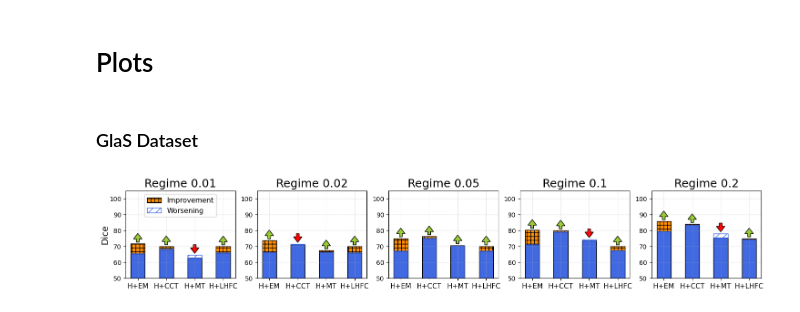
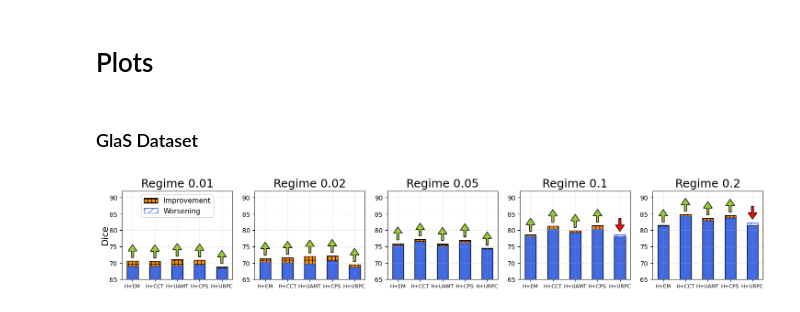
Before and after one commit to ciampluca/hebbian-bootstraping-semi-supervised-medical-imaging, a Jupyter notebook: show_2d.ipynb, the cells around one changed output. Cells and saved outputs as stored; diff of their text form; code cells hidden in the pictures.

```diff
--- a/show_2d.ipynb
+++ b/show_2d.ipynb
@@ -623,95 +609,100 @@ for j in range(5):
     #axes[0][j].xaxis.set_major_locator(ticker.NullLocator())
     #axes[0][j].set_xlabel("Method", fontsize=10)
     axes[0][j].tick_params(axis='x', labelrotation=0)
-    axes[0][j].xaxis.set_tick_params(labelsize=11)
+    axes[0][j].xaxis.set_tick_params(labelsize=8)
     axes[0][j].grid(linestyle='--', linewidth=0.8, alpha=0.35)
     #axes[0][j].set_ylabel("Dice", fontsize=14, labelpad=-5)
     axes[0][j].yaxis.set_tick_params(labelsize=10)
     axes[0][j].set_title('Regime {}'.format(regimes[j]), fontsize=18)
-    axes[0][j].set_ylim([50, 105])
+    axes[0][j].set_ylim([65, 92])
 
 axes[0][0].set_ylabel("Dice", fontsize=14, labelpad=0)
 
 
 ############################
 # Regime 0.01
-values_001 = [65.58, 68.45, 64.63-(64.63-62.85), 65.96]
-improvements_001 = [(71.70-65.58), (70.09-68.45), 0, (70-65.96)]
-worsening_001 = [0, 0, (64.63-62.85), 0]
+values_001 = [68.92, 68.97, 69.12, 69.32, 68.38]
+improvements_001 = [(70.64-68.92), (70.57-68.97), (71.01-69.12), (70.87-69.32), (68.88-68.38)]
+worsening_001 = [0, 0, 0, 0, 0]
 
 axes[0,0].bar(x_labels, values_001, width=width, edgecolor="black", color='royalblue')
 axes[0,0].bar(x_labels, improvements_001, bottom=values_001, width=width, edgecolor="black", color='darkorange', label='Improvement', hatch="++")
 axes[0,0].bar(x_labels, worsening_001, bottom=values_001, width=width, edgecolor="royalblue", color='white', label='Worsening', hatch="//")
-axes[0,0].arrow(x=0, y=71.70+1, dx=0, dy=2, width=.1, facecolor='yellowgreen', edgecolor='black', head_width=0.3, head_length=3.5)
-axes[0,0].arrow(x=1, y=70.09+1, dx=0, dy=2, width=.1, facecolor='yellowgreen', edgecolor='black', head_width=0.3, head_length=3.5)
-axes[0,0].arrow(x=2, y=64.63+1+2+3.5, dx=0, dy=-2, width=.1, facecolor='red', edgecolor='black', head_width=0.3, head_length=3.5)
-axes[0,0].arrow(x=3, y=70+1, dx=0, dy=2, width=.1, facecolor='yellowgreen', edgecolor='black', head_width=0.3, head_length=3.5)
+axes[0,0].arrow(x=0, y=70.64+1, dx=0, dy=2, width=.1, facecolor='yellowgreen', edgecolor='black', head_width=0.4, head_length=2)
+axes[0,0].arrow(x=1, y=70.57+1, dx=0, dy=2, width=.1, facecolor='yellowgreen', edgecolor='black', head_width=0.4, head_length=2)
+axes[0,0].arrow(x=2, y=71.01+1, dx=0, dy=2, width=.1, facecolor='yellowgreen', edgecolor='black', head_width=0.4, head_length=2)
+axes[0,0].arrow(x=3, y=70.87+1, dx=0, dy=2, width=.1, facecolor='yellowgreen', edgecolor='black', head_width=0.4, head_length=2)
+axes[0,0].arrow(x=4, y=68.88+1, dx=0, dy=2, width=.1, facecolor='yellowgreen', edgecolor='black', head_width=0.4, head_length=2)
 axes[0,0].legend(ncol=1, fontsize=11, loc='upper center')
 
 ############################
 # Regime 0.02
-values_002 = [66.42, 71.54-(71.54-71.19), 66.46, 66.00]
-improvements_002 = [(73.78-66.42), 0, (67.50-66.46), (70-66.00)]
-worsening_002 = [0, (71.54-71.19), 0, 0]
+values_002 = [70.23, 70.05, 69.71, 70.60, 68.67]
+improvements_002 = [(71.37-70.23), (71.66-70.05), (72.06-69.71), (72.22-70.60), (69.47-68.67)]
+worsening_002 = [0, 0, 0, 0, 0]
 
 axes[0,1].bar(x_labels, values_002, width=width, edgecolor="black", color='royalblue')
 axes[0,1].bar(x_labels, improvements_002, bottom=values_002, width=width, edgecolor="black", color='darkorange', label='Improvement', hatch="++")
 axes[0,1].bar(x_labels, worsening_002, bottom=values_002, width=width, edgecolor="royalblue", color='white', label='Worsening', hatch="//")
-axes[0,1].arrow(x=0, y=73.78+1, dx=0, dy=2, width=.1, facecolor='yellowgreen', edgecolor='black', head_width=0.3, head_length=3.5)
-axes[0,1].arrow(x=1, y=71.54+1+2+3.5, dx=0, dy=-2, width=.1, facecolor='red', edgecolor='black', head_width=0.3, head_length=3.5)
-axes[0,1].arrow(x=2, y=67.50+1, dx=0, dy=2, width=.1, facecolor='yellowgreen', edgecolor='black', head_width=0.3, head_length=3.5)
-axes[0,1].arrow(x=3, y=70+1, dx=0, dy=2, width=.1, facecolor='yellowgreen', edgecolor='black', head_width=0.3, head_length=3.5)
+axes[0,1].arrow(x=0, y=71.37+1, dx=0, dy=2, width=.1, facecolor='yellowgreen', edgecolor='black', head_width=0.4, head_length=2)
+axes[0,1].arrow(x=1, y=71.66+1, dx=0, dy=2, width=.1, facecolor='yellowgreen', edgecolor='black', head_width=0.4, head_length=2)
+axes[0,1].arrow(x=2, y=72.06+1, dx=0, dy=2, width=.1, facecolor='yellowgreen', edgecolor='black', head_width=0.4, head_length=2)
+axes[0,1].arrow(x=3, y=72.22+1, dx=0, dy=2, width=.1, facecolor='yellowgreen', edgecolor='black', head_width=0.4, head_length=2)
+axes[0,1].arrow(x=4, y=69.47+1, dx=0, dy=2, width=.1, facecolor='yellowgreen', edgecolor='black', head_width=0.4, head_length=2)
 #axes[1,0].legend(ncol=2, fontsize=12, loc='lower center')
 
 ############################
 # Regime 0.05
-values_005 = [67.14, 75.35, 70.31, 67.36]
-improvements_005 = [(75.02-67.14), (76.33-75.35), (70.66-70.31), (70-67.36)]
-worsening_005 = [0, 0, 0, 0]
+values_005 = [75.34, 76.33, 75.14, 76.17, 74.32]
+improvements_005 = [(76.03-75.34), (77.19-76.33), (75.90-75.14), (77.03-76.17), (74.51-74.32)]
+worsening_005 = [0, 0, 0, 0, 0]
 
 axes[0,2].bar(x_labels, values_005, width=width, edgecolor="black", color='royalblue')
 axes[0,2].bar(x_labels, improvements_005, bottom=values_005, width=width, edgecolor="black", color='darkorange', label='Improvement', hatch="++")
 axes[0,2].bar(x_labels, worsening_005, bottom=values_005, width=width, edgecolor="royalblue", color='white', label='Worsening', hatch="//")
-axes[0,2].arrow(x=0, y=75.02+1, dx=0, dy=2, width=.1, facecolor='yellowgreen', edgecolor='black', head_width=0.3, head_length=3.5)
-axes[0,2].arrow(x=1, y=76.33+1, dx=0, dy=2, width=.1, facecolor='yellowgreen', edgecolor='black', head_width=0.3, head_length=3.5)
-axes[0,2].arrow(x=2, y=70.66+1, dx=0, dy=2, width=.1, facecolor='yellowgreen', edgecolor='black', head_width=0.3, head_length=3.5)
-axes[0,2].arrow(x=3, y=70+1, dx=0, dy=2, width=.1, facecolor='yellowgreen', edgecolor='black', head_width=0.3, head_length=3.5)
+axes[0,2].arrow(x=0, y=76.03+1, dx=0, dy=2, width=.1, facecolor='yellowgreen', edgecolor='black', head_width=0.4, head_length=2)
+axes[0,2].arrow(x=1, y=77.19+1, dx=0, dy=2, width=.1, facecolor='yellowgreen', edgecolor='black', head_width=0.4, head_length=2)
+axes[0,2].arrow(x=2, y=75.90+1, dx=0, dy=2, width=.1, facecolor='yellowgreen', edgecolor='black', head_width=0.4, head_length=2)
+axes[0,2].arrow(x=3, y=77.03+1, dx=0, dy=2, width=.1, facecolor='yellowgreen', edgecolor='black', head_width=0.4, head_length=2)
+axes[0,2].arrow(x=4, y=74.51+1, dx=0, dy=2, width=.1, facecolor='yellowgreen', edgecolor='black', head_width=0.4, head_length=2)
 #axes[0,2].legend(ncol=2, fontsize=12, loc='lower center')
 
 ############################
 # Regime 0.1
-values_01 = [71.29, 79.34, 74.49-(74.49-73.86), 67.63]
-improvements_01 = [(80.36-71.29), (80-79.34), 0, (70-67.63)]
-worsening_01 = [0, 0, (74.49-73.86), 0]
+values_01 = [78.08, 80.36, 79.31, 80.35, 78.59-(78.59-78.12)]
+improvements_01 = [(78.71-78.08), (81.34-80.36), (79.86-79.31), (81.40-80.35), 0]
+worsening_01 = [0, 0, 0, 0, (78.59-78.12)]
 
 axes[0,3].bar(x_labels, values_01, width=width, edgecolor="black", color='royalblue')
 axes[0,3].bar(x_labels, improvements_01, bottom=values_01, width=width, edgecolor="black", color='darkorange', label='Improvement', hatch="++")
 axes[0,3].bar(x_labels, worsening_01, bottom=values_01, width=width, edgecolor="royalblue", color='white', label='Worsening', hatch="//")
-axes[0,3].arrow(x=0, y=80.36+1, dx=0, dy=2, width=.1, facecolor='yellowgreen', edgecolor='black', head_width=0.3, head_length=3.5)
-axes[0,3].arrow(x=1, y=80+1, dx=0, dy=2, width=.1, facecolor='yellowgreen', edgecolor='black', head_width=0.3, head_length=3.5)
-axes[0,3].arrow(x=2, y=74.49+1+2+3.5, dx=0, dy=-2, width=.1, facecolor='red', edgecolor='black', head_width=0.3, head_length=3.5)
-axes[0,3].arrow(x=3, y=70+1, dx=0, dy=2, width=.1, facecolor='yellowgreen', edgecolor='black', head_width=0.3, head_length=3.5)
+axes[0,3].arrow(x=0, y=78.71+1, dx=0, dy=2, width=.1, facecolor='yellowgreen', edgecolor='black', head_width=0.4, head_length=2)
+axes[0,3].arrow(x=1, y=81.34+1, dx=0, dy=2, width=.1, facecolor='yellowgreen', edgecolor='black', head_width=0.4, head_length=2)
+axes[0,3].arrow(x=2, y=79.86+1, dx=0, dy=2, width=.1, facecolor='yellowgreen', edgecolor='black', head_width=0.4, head_length=2)
+axes[0,3].arrow(x=3, y=81.40+1, dx=0, dy=2, width=.1, facecolor='yellowgreen', edgecolor='black', head_width=0.4, head_length=2)
+axes[0,3].arrow(x=4, y=78.59+1+2+2, dx=0, dy=-2, width=.1, facecolor='red', edgecolor='black', head_width=0.4, head_length=2)
 #axes[3,0].legend(ncol=2, fontsize=12, loc='lower center')
 
 ############################
 # Regime 0.2
-values_02 = [79.61, 83.60, 78.14-(78.14-75.58), 74.25]
-improvements_02 = [(85.80-79.61), (84-83.60), 0, (75-74.25)]
-worsening_02 = [0, 0, (78.14-75.58), 0]
+values_02 = [81.37, 84.22, 83.03, 83.90, 82.34-(82.34-81.61)]
+improvements_02 = [(81.37-81.20), (84.78-84.22), (83.76-83.03), (84.52-83.90), 0]
+worsening_02 = [0, 0, 0, 0, (82.34-81.61)]
 
 axes[0,4].bar(x_labels, values_02, width=width, edgecolor="black", color='royalblue')
 axes[0,4].bar(x_labels, improvements_02, bottom=values_02, width=width, edgecolor="black", color='darkorange', label='Improvement', hatch="++")
 axes[0,4].bar(x_labels, worsening_02, bottom=values_02, width=width, edgecolor="royalblue", color='white', label='Worsening', hatch="//")
-axes[0,4].arrow(x=0, y=85.80+1, dx=0, dy=2, width=.1, facecolor='yellowgreen', edgecolor='black', head_width=0.3, head_length=3.5)
-axes[0,4].arrow(x=1, y=84+1, dx=0, dy=2, width=.1, facecolor='yellowgreen', edgecolor='black', head_width=0.3, head_length=3.5)
-axes[0,4].arrow(x=2, y=78.14+1+2+3.5, dx=0, dy=-2, width=.1, facecolor='red', edgecolor='black', head_width=0.3, head_length=3.5)
-axes[0,4].arrow(x=3, y=75+1, dx=0, dy=2, width=.1, facecolor='yellowgreen', edgecolor='black', head_width=0.3, head_length=3.5)
+axes[0,4].arrow(x=0, y=81.37+1, dx=0, dy=2, width=.1, facecolor='yellowgreen', edgecolor='black', head_width=0.4, head_length=2)
+axes[0,4].arrow(x=1, y=84.78+1, dx=0, dy=2, width=.1, facecolor='yellowgreen', edgecolor='black', head_width=0.4, head_length=2)
+axes[0,4].arrow(x=2, y=83.76+1, dx=0, dy=2, width=.1, facecolor='yellowgreen', edgecolor='black', head_width=0.4, head_length=2)
+axes[0,4].arrow(x=3, y=84.52+1, dx=0, dy=2, width=.1, facecolor='yellowgreen', edgecolor='black', head_width=0.4, head_length=2)
+axes[0,4].arrow(x=4, y=82.34+1+2+2, dx=0, dy=-2, width=.1, facecolor='red', edgecolor='black', head_width=0.4, head_length=2)
 #axes[4,0].legend(ncol=2, fontsize=12, loc='lower center')
 
 
 #plt.tight_layout()
 plt.subplots_adjust(wspace=.2, hspace=.1)
 plt.savefig("./figures/glas_plots_h.pdf", format="pdf", bbox_inches="tight")
 plt.show()
 # %% [output]
-[figure, old version]
+[figure, new version]
```
Also changed, not shown: parts of 15 cells of this notebook, 3 other files.
